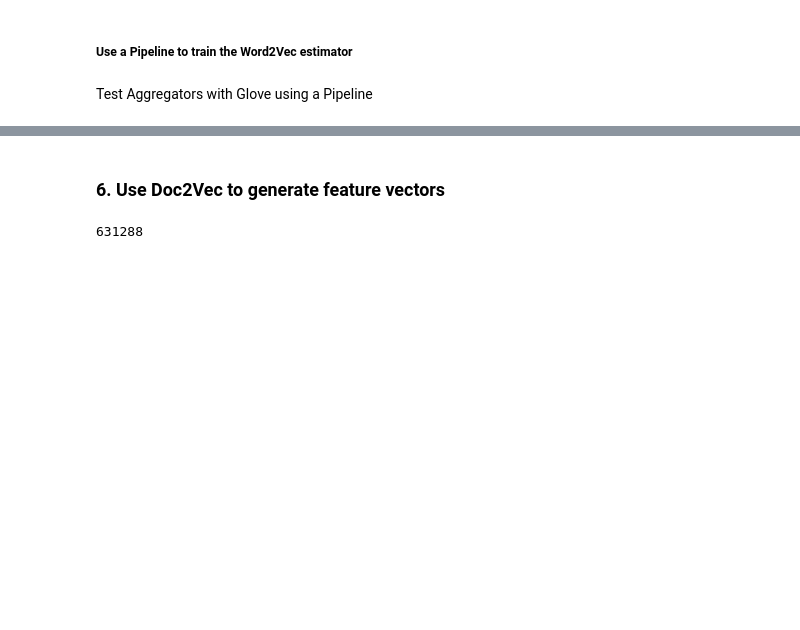
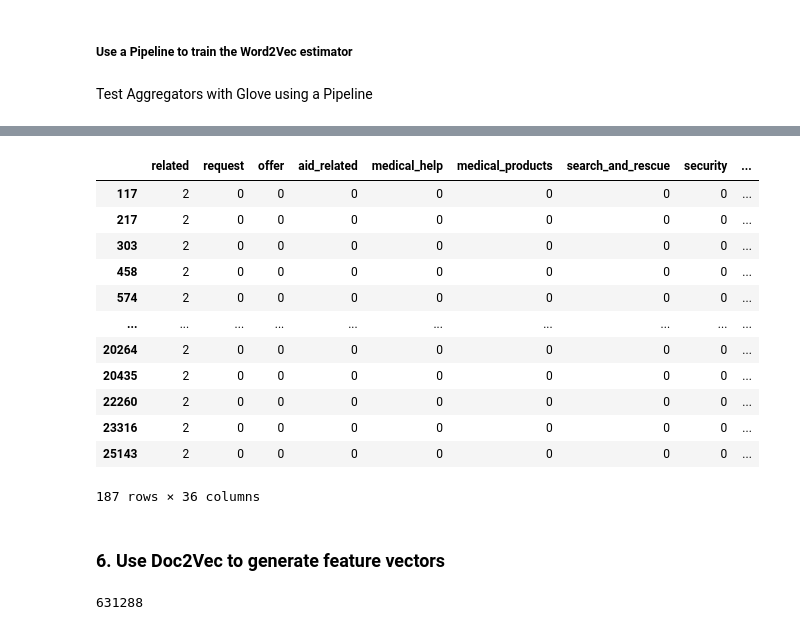
Before and after one commit to tarcisobraz/disaster-message-clf, a Jupyter notebook: models/ML Pipeline Preparation.ipynb, the cells around one changed output, grey strips where cells are left out. Saved outputs shown, nothing was run; the diff lists cells and outputs as text; code cells hidden in the pictures; blank space fills up the shorter version.

```diff
--- a/models/ML Pipeline Preparation.ipynb
+++ b/models/ML Pipeline Preparation.ipynb
@@ -835,3 +945,19 @@ Wall time: 47.5 s
+# %%
+Y_df[Y_df['related'] == 2]
+# %% [output]
+|  | related | request | offer | aid_related | medical_help | medical_products | search_and_rescue | security | ... |
+| 117 | 2 | 0 | 0 | 0 | 0 | 0 | 0 | 0 | ... |
+| 217 | 2 | 0 | 0 | 0 | 0 | 0 | 0 | 0 | ... |
+| 303 | 2 | 0 | 0 | 0 | 0 | 0 | 0 | 0 | ... |
+| 458 | 2 | 0 | 0 | 0 | 0 | 0 | 0 | 0 | ... |
+| 574 | 2 | 0 | 0 | 0 | 0 | 0 | 0 | 0 | ... |
+| ... | ... | ... | ... | ... | ... | ... | ... | ... | ... |
+| 20264 | 2 | 0 | 0 | 0 | 0 | 0 | 0 | 0 | ... |
+| 20435 | 2 | 0 | 0 | 0 | 0 | 0 | 0 | 0 | ... |
+| 22260 | 2 | 0 | 0 | 0 | 0 | 0 | 0 | 0 | ... |
+| 23316 | 2 | 0 | 0 | 0 | 0 | 0 | 0 | 0 | ... |
+| 25143 | 2 | 0 | 0 | 0 | 0 | 0 | 0 | 0 | ... |
+187 rows × 36 columns
 # %% [markdown]
 ### 6. Use Doc2Vec to generate feature vectors
 # %%
```
Also changed, not shown: parts of 19 cells of this notebook.
